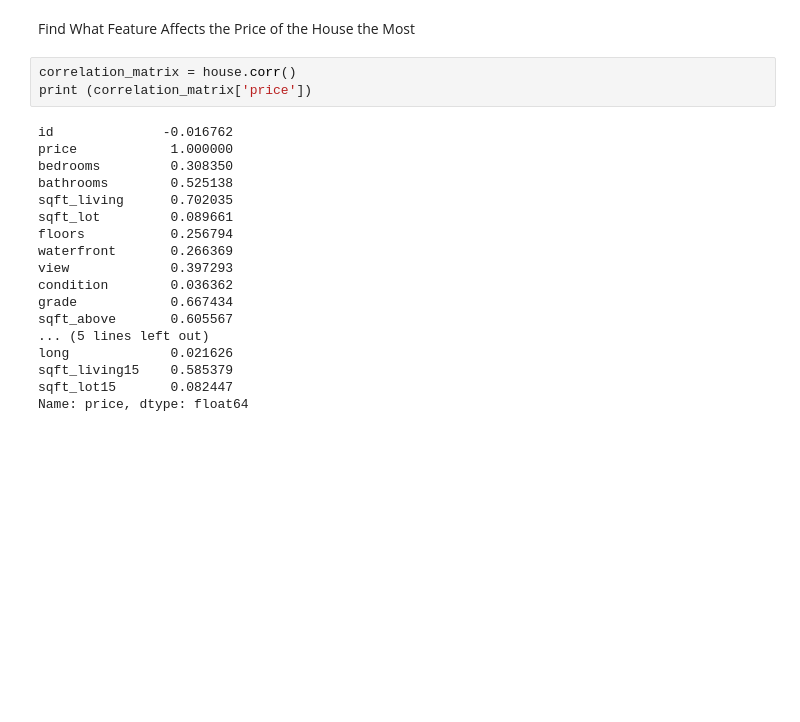
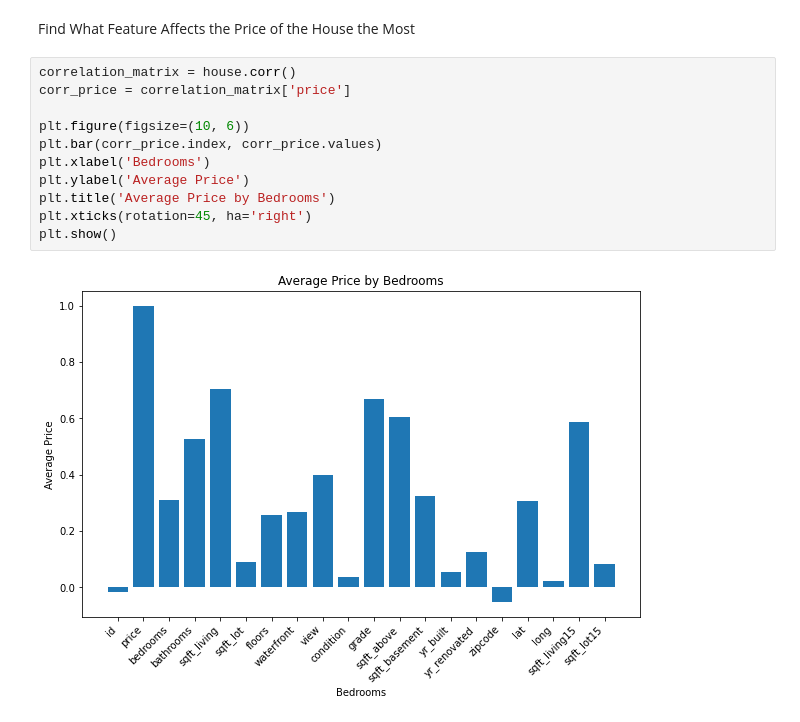
Before and after one commit to LobenKT/stintsy-grp5-mp, a Jupyter notebook: STINTSY-GRP8-MP.ipynb, the cells around one changed output. Drawn from its saved outputs; the diff is of its cells as text; blank space fills up the shorter version.

Commit message:
Correlation to Price

```diff
--- a/STINTSY-GRP8-MP.ipynb
+++ b/STINTSY-GRP8-MP.ipynb
@@ -55,22 +55,14 @@ Name: price, dtype: float64
 Find What Feature Affects the Price of the House the Most
 # %%
 correlation_matrix = house.corr()
-print (correlation_matrix['price'])
+corr_price = correlation_matrix['price']
+
+plt.figure(figsize=(10, 6))
+plt.bar(corr_price.index, corr_price.values)
+plt.xlabel('Bedrooms')
+plt.ylabel('Average Price')
+plt.title('Average Price by Bedrooms')
+plt.xticks(rotation=45, ha='right')
+plt.show()
 # %% [output]
-id              -0.016762
-price            1.000000
-bedrooms         0.308350
-bathrooms        0.525138
-sqft_living      0.702035
-sqft_lot         0.089661
-floors           0.256794
-waterfront       0.266369
-view             0.397293
-condition        0.036362
-grade            0.667434
-sqft_above       0.605567
-... (5 lines left out)
-long             0.021626
-sqft_living15    0.585379
-sqft_lot15       0.082447
-Name: price, dtype: float64
+[figure, added]
```
